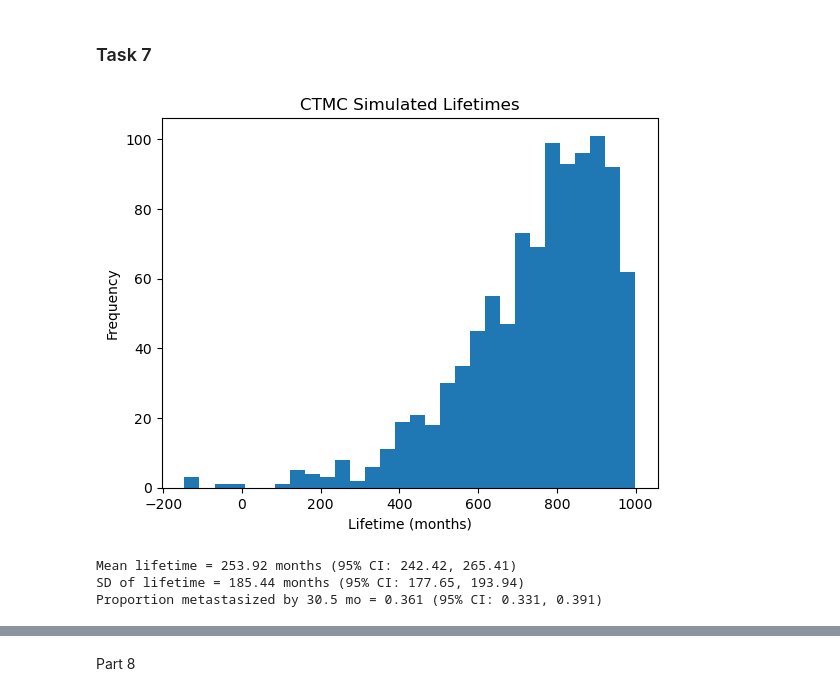
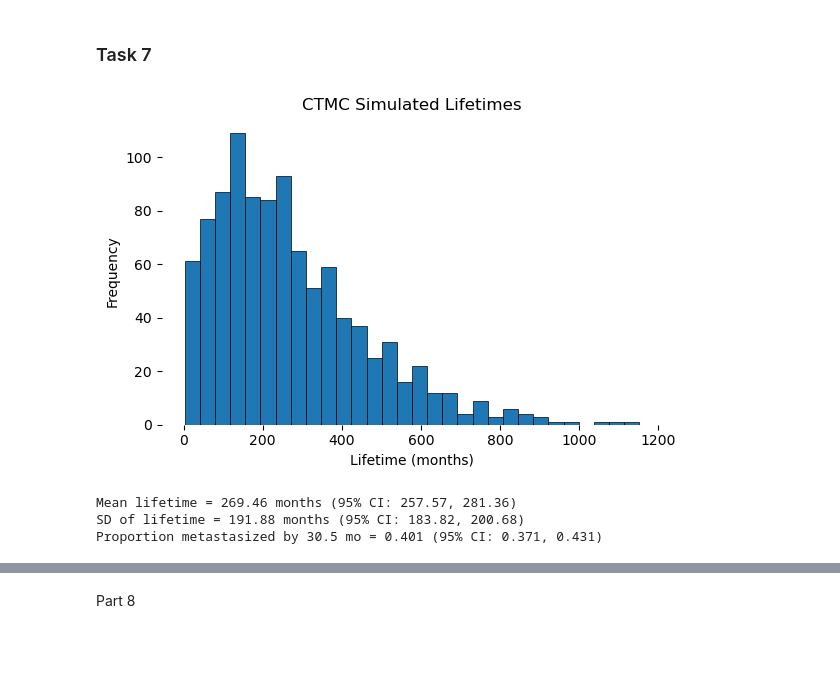
Before and after one commit to bjarturingvason/Stochastic, a Jupyter notebook: Project 1/project1_part1.ipynb, the cells around one changed output, grey strips where cells are left out. Drawn from its saved outputs; the diff is of its cells as text; code cells hidden in the pictures; blank space fills up the shorter version.

```diff
--- a/Project 1/project1_part1.ipynb
+++ b/Project 1/project1_part1.ipynb
@@ -350,8 +354,12 @@ def simulate_ctmc(Q, n_paths, metastasis_time=30.5):
             if not hit_metastasis and current in {2, 3} and t <= metastasis_time:
                 hit_metastasis = True
 
+
+
         lifetimes[k] = t
         metastasis_flags[k] = int(hit_metastasis)
+
+
 
     return lifetimes, metastasis_flags
 
@@ -359,35 +367,41 @@ def simulate_ctmc(Q, n_paths, metastasis_time=30.5):
 n_sim = 1000
 lifetimes, flags = simulate_ctmc(Q, n_sim)
 # 1. Histogram of lifetimes
-plt.hist(alivetime, bins=30)
+plt.figure(figsize=(6, 4))
+plt.hist(lifetimes, bins=30,edgecolor='black', linewidth=0.5)
 plt.xlabel("Lifetime (months)")
 plt.ylabel("Frequency")
 plt.title("CTMC Simulated Lifetimes")
+plt.tight_layout()
+plt.box(False)
+plt.savefig('Figures/7-Lifetimes.png',dpi = 300)
 plt.show()
 
 # 2. Mean, SD, and 95% CIs
 mean_lt = lifetimes.mean()
 sd_lt = lifetimes.std(ddof=1)
 se_mean = sd_lt / np.sqrt(n_sim)
 ci_mean = (mean_lt - 1.96*se_mean, mean_lt + 1.96*se_mean)
 
 # CI for SD using chi-square
 alpha = 0.05
 ci_sd = (
     sd_lt * np.sqrt((n_sim-1)/chi2.ppf(1-alpha/2, n_sim-1)),
     sd_lt * np.sqrt((n_sim-1)/chi2.ppf(alpha/2, n_sim-1))
 )
 
 print(f"Mean lifetime = {mean_lt:.2f} months (95% CI: {ci_mean[0]:.2f}, {ci_mean[1]:.2f})")
 print(f"SD of lifetime = {sd_lt:.2f} months (95% CI: {ci_sd[0]:.2f}, {ci_sd[1]:.2f})")
 
 # 3. Proportion with metastasis by 30.5 months
 p_hat = flags.mean()
 se_p = np.sqrt(p_hat*(1-p_hat)/n_sim)
 ci_p = (p_hat - 1.96*se_p, p_hat + 1.96*se_p)
 print(f"Proportion metastasized by 30.5 mo = {p_hat:.3f} (95% CI: {ci_p[0]:.3f}, {ci_p[1]:.3f})")
+
+metastasis_lifetimes = [life for life, metast in zip(lifetimes, flags) if metast]
 # %% [output]
-[figure, old version]
+[figure, new version]
-Mean lifetime = 253.92 months (95% CI: 242.42, 265.41)
-SD of lifetime = 185.44 months (95% CI: 177.65, 193.94)
-Proportion metastasized by 30.5 mo = 0.361 (95% CI: 0.331, 0.391)
+Mean lifetime = 269.46 months (95% CI: 257.57, 281.36)
+SD of lifetime = 191.88 months (95% CI: 183.82, 200.68)
+Proportion metastasized by 30.5 mo = 0.401 (95% CI: 0.371, 0.431)
```
Also changed, not shown: parts of 7 cells of this notebook, 2 other files.
